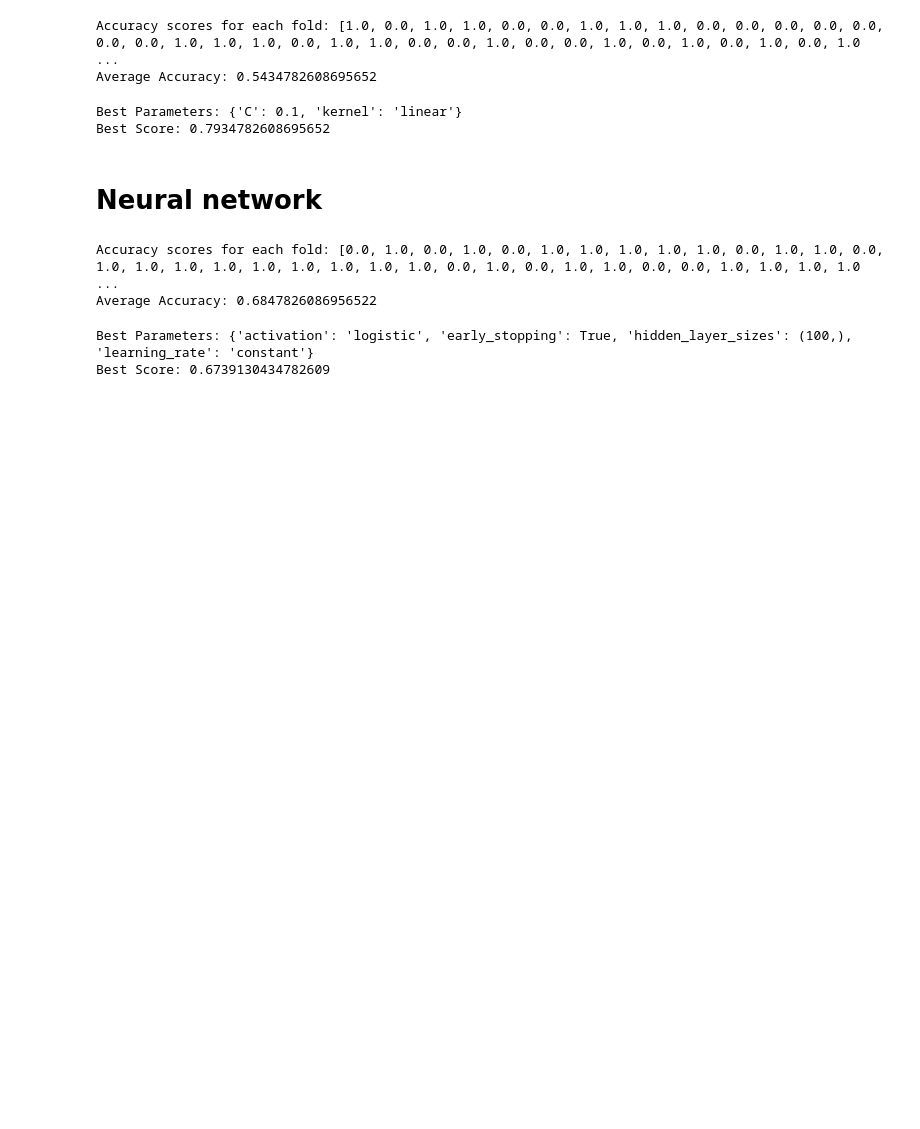
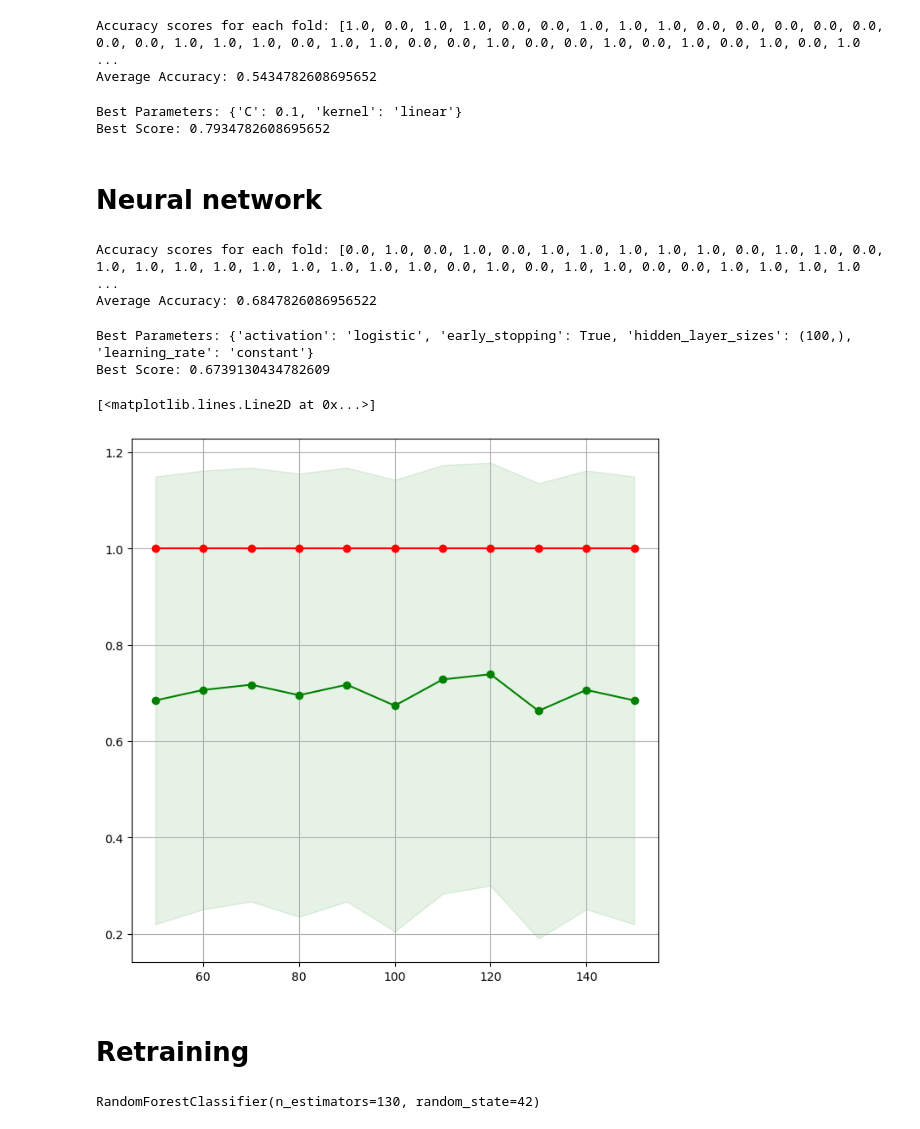
Before and after one commit to Machine-Learning-TM10007-G9/Lipo-MRI, a Jupyter notebook: assignment.ipynb, the cells around one changed output. Saved outputs shown, nothing was run; the diff lists cells and outputs as text; code cells hidden in the pictures; blank space fills up the shorter version.

```diff
--- a/assignment.ipynb
+++ b/assignment.ipynb
@@ -265,7 +265,7 @@ Average Accuracy: 0.7934782608695652
 loo = LeaveOneOut()
 
 # Define the parameter grid for grid search
-param_grid = {'n_estimators': range(50, 200, 10)}  # Adjust the range as needed
+param_grid = {'n_estimators': range(50, 200, 10),}  # Adjust the range as needed
 
 # Initialize Random Forest classifier
 rfc = RandomForestClassifier(random_state=42)
@@ -410,3 +410,74 @@ print("Best Score:", best_score)
 # %% [output]
 Best Parameters: {'activation': 'logistic', 'early_stopping': True, 'hidden_layer_sizes': (100,), 'learning_rate': 'constant'}
 Best Score: 0.6739130434782609
+# %%
+n_est_list = list(range(50,160,10))
+
+all_train = []
+all_test = []
+
+# Repeat the experiment 20 times, use 20 random splits in which class balance is retained
+cv = model_selection.StratifiedKFold(n_splits=10, shuffle=True, random_state=42)
+loo = LeaveOneOut()
+
+for train_index, test_index in loo.split(X_feature, y_train):
+    train_scores = []
+    test_scores = []
+
+    split_X_train = X_train_scaled[train_index]
+    split_y_train = y_train[train_index]
+    split_X_test = X_train_scaled[test_index]
+    split_y_test = y_train[test_index]
+
+    for k in n_est_list:
+        rfc = RandomForestClassifier(n_estimators= k)
+        rfc.fit(split_X_train, split_y_train)
+
+        # Test the classifier on the training data and plot
+        score_train = rfc.score(split_X_train, split_y_train)
+        score_test = rfc.score(split_X_test, split_y_test)
+
+        train_scores.append(score_train)
+        test_scores.append(score_test)
+
+    all_train.append(train_scores)
+    all_test.append(test_scores)
+
+
+# Create numpy array of scores and calculate the mean and std
+all_train = np.array(all_train)
+all_test = np.array(all_test)
+
+train_scores_mean = all_train.mean(axis=0)
+train_scores_std = all_train.std(axis=0)
+
+test_scores_mean = all_test.mean(axis=0)
+test_scores_std = all_test.std(axis=0)
+
+# Plot the mean scores and the std as shading
+fig = plt.figure(figsize=(8,8))
+ax = fig.add_subplot(111)
+ax.grid()
+ax.fill_between(n_est_list, train_scores_mean - train_scores_std,
+                     train_scores_mean + train_scores_std, alpha=0.1,
+                     color="r")
+ax.fill_between(n_est_list, test_scores_mean - test_scores_std,
+                     test_scores_mean + test_scores_std, alpha=0.1,
+                     color="g")
+ax.plot(n_est_list, train_scores_mean, 'o-', color="r",
+        label="Training score")
+ax.plot(n_est_list, test_scores_mean, 'o-', color="g",
+        label="Test score")
+# %% [output]
+[<matplotlib.lines.Line2D at 0x...>]
+[figure, added]
+# %% [markdown]
+# **Retraining**
+# %%
+# Initialize the Random Forest classifier
+rf_classifier = RandomForestClassifier(n_estimators=130, random_state=42)
+
+# Train the classifier on the entire training data
+rf_classifier.fit(X_feature, y_train)
+# %% [output]
+RandomForestClassifier(n_estimators=130, random_state=42)
```
